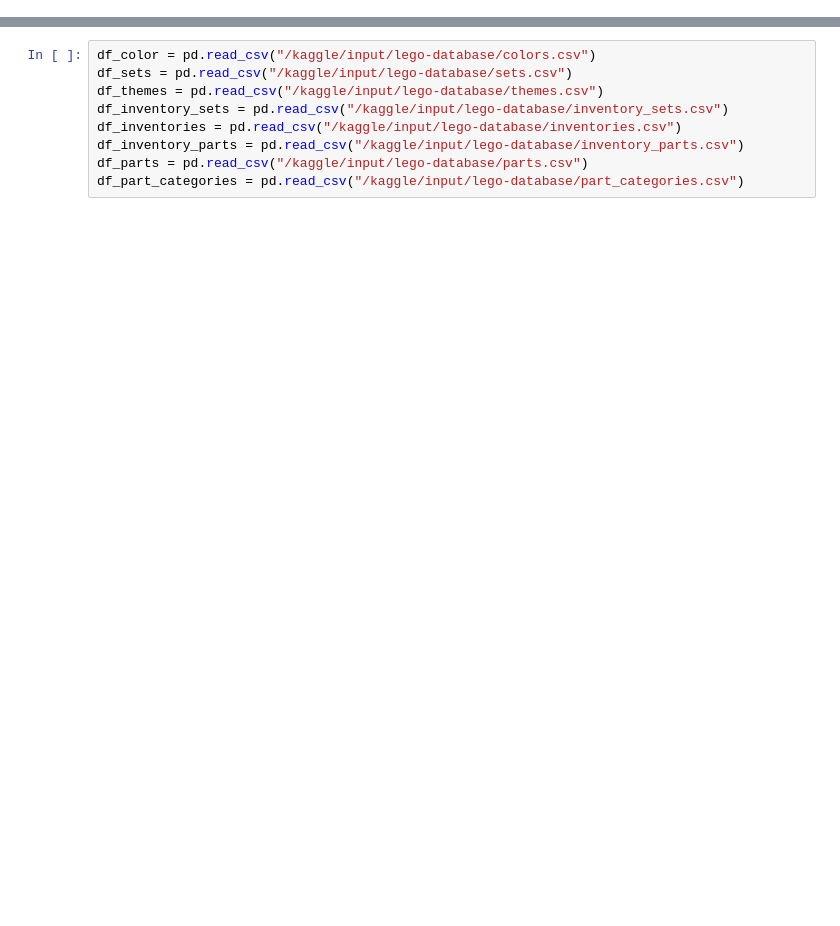
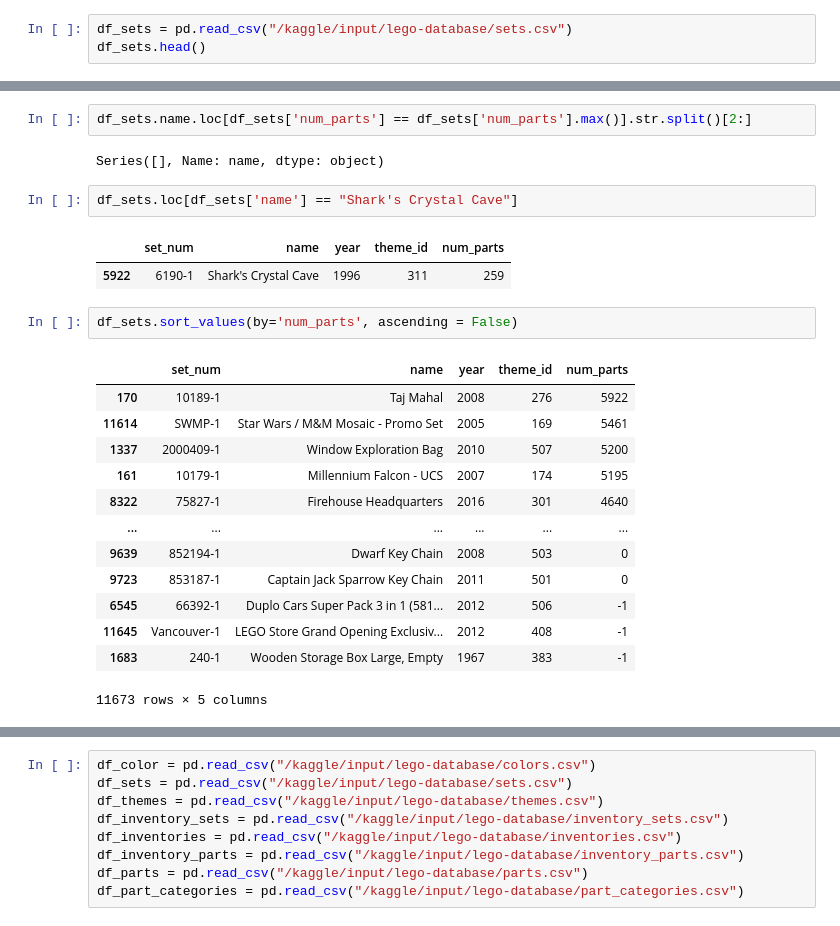
Before and after one commit to t-lambert/LEGO, a Jupyter notebook: 1_LEGO's_colors.ipynb, the cells around one changed output, grey strips where cells are left out. Saved outputs shown, nothing was run; the diff lists cells and outputs as text; blank space fills up the shorter version.

Commit message:
Kaggle Notebook | Lego - What a wonderful word (of colors) | Version 1

```diff
--- a/1_LEGO's_colors.ipynb
+++ b/1_LEGO's_colors.ipynb
@@ -7,0 +11,3 @@ warnings.filterwarnings('ignore')
+# %%
+df_sets = pd.read_csv("/kaggle/input/lego-database/sets.csv")
+df_sets.head()
@@ -7,0 +29,25 @@ warnings.filterwarnings('ignore')
+# %%
+df_sets.name.loc[df_sets['num_parts'] == df_sets['num_parts'].max()].str.split()[2:]
+# %% [output]
+Series([], Name: name, dtype: object)
+# %%
+df_sets.loc[df_sets['name'] == "Shark's Crystal Cave"]
+# %% [output]
+|  | set_num | name | year | theme_id | num_parts |
+| 5922 | 6190-1 | Shark's Crystal Cave | 1996 | 311 | 259 |
+# %%
+df_sets.sort_values(by='num_parts', ascending = False)
+# %% [output]
+|  | set_num | name | year | theme_id | num_parts |
+| 170 | 10189-1 | Taj Mahal | 2008 | 276 | 5922 |
+| 11614 | SWMP-1 | Star Wars / M&M Mosaic - Promo Set | 2005 | 169 | 5461 |
+| 1337 | 2000409-1 | Window Exploration Bag | 2010 | 507 | 5200 |
+| 161 | 10179-1 | Millennium Falcon - UCS | 2007 | 174 | 5195 |
+| 8322 | 75827-1 | Firehouse Headquarters | 2016 | 301 | 4640 |
+| ... | ... | ... | ... | ... | ... |
+| 9639 | 852194-1 | Dwarf Key Chain | 2008 | 503 | 0 |
+| 9723 | 853187-1 | Captain Jack Sparrow Key Chain | 2011 | 501 | 0 |
+| 6545 | 66392-1 | Duplo Cars Super Pack 3 in 1 (581... | 2012 | 506 | -1 |
+| 11645 | Vancouver-1 | LEGO Store Grand Opening Exclusiv... | 2012 | 408 | -1 |
+| 1683 | 240-1 | Wooden Storage Box Large, Empty | 1967 | 383 | -1 |
+11673 rows × 5 columns
```
Also changed, not shown: parts of 15 cells of this notebook.
